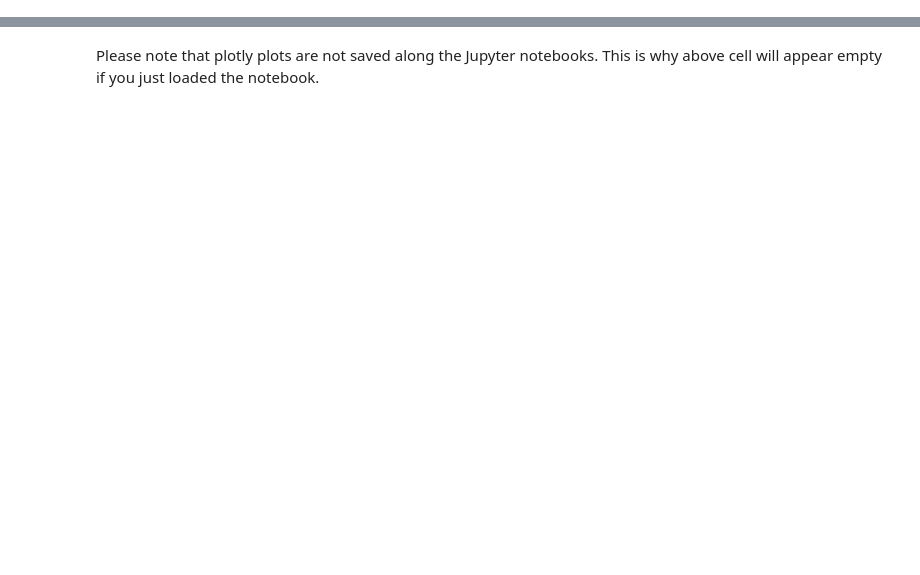
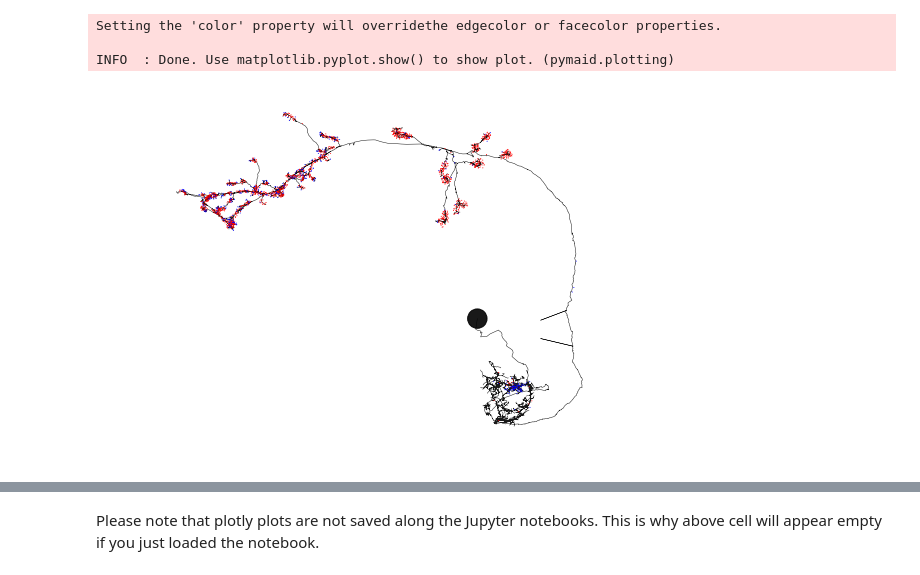
Before and after one commit to navis-org/pymaid, a Jupyter notebook: examples/plot_neurons.ipynb, the cells around one changed output, grey strips where cells are left out. Drawn from its saved outputs; the diff is of its cells as text; code cells hidden in the pictures; blank space fills up the shorter version.

```diff
--- a/examples/plot_neurons.ipynb
+++ b/examples/plot_neurons.ipynb
@@ -36,0 +31,12 @@ plt.show()
+# %%
+# Get a neuron to plot
+n = pymaid.get_neuron(16)
+# %%
+# Two ways to generate the plot:
+fig, ax = n.plot2d( connectors = True)
+plt.show()
+# %% [output]
+Setting the 'color' property will overridethe edgecolor or facecolor properties.
+
+INFO  : Done. Use matplotlib.pyplot.show() to show plot. (pymaid.plotting)
+[figure, added]
```
Also changed, not shown: parts of 18 cells of this notebook, 3 other files.
